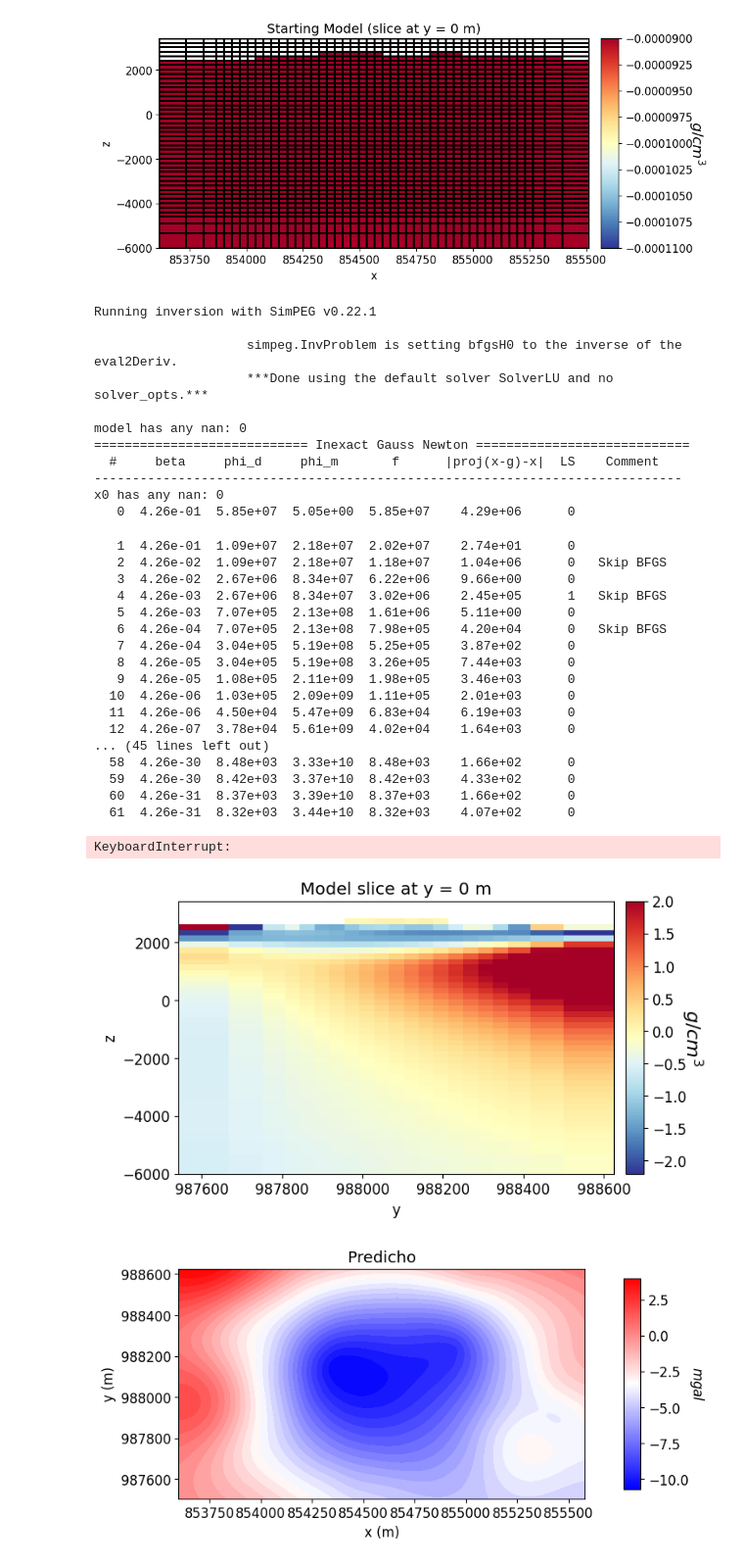
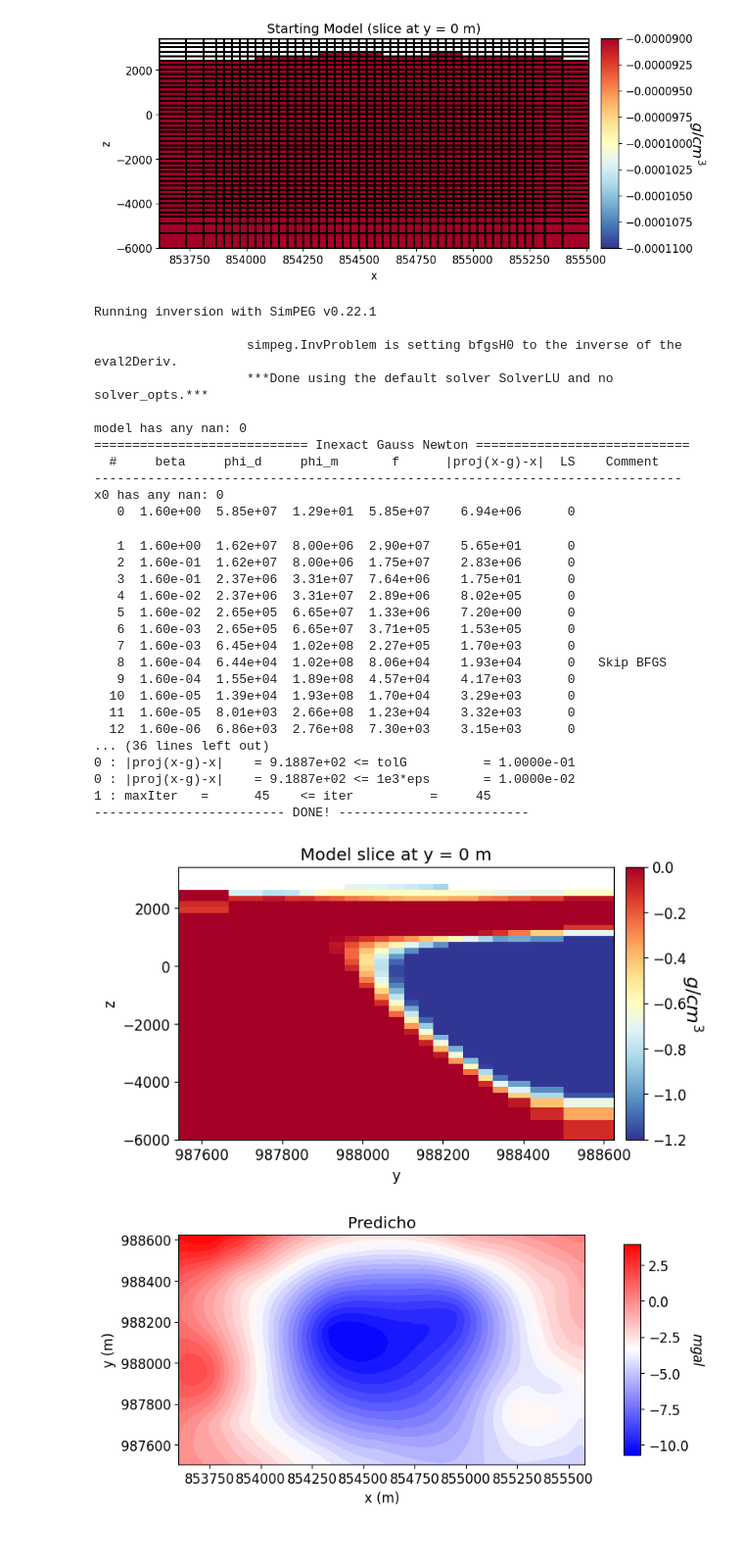
Before and after one commit to GabrielMoreno09/Proyecto_VCM_Modelamiento_Inversion, a Jupyter notebook: Inversion_WLS_dato_real_001_VCM.ipynb, the cells around one changed output. Shown at 98% size. Cells and saved outputs as stored; diff of their text form; code cells hidden in the pictures.

```diff
--- a/Inversion_WLS_dato_real_001_VCM.ipynb
+++ b/Inversion_WLS_dato_real_001_VCM.ipynb
@@ -83,7 +83,7 @@ dir_path = os.path.join("Inversion_Datos_Andes", "")  # Ruta a la carpeta descom
 
 # Nombres de los archivos con rutas completas
 topo_filename = os.path.join(dir_path, "Topo_80k_puntos_Andes.txt")
-data_filename = os.path.join(dir_path, "Dato_obs_20k_puntos_Andes_Sup.txt")
+data_filename = os.path.join(dir_path, "Dato_obs_20k_puntos_Andes_Inf.txt")
 
 # Verificación de los archivos
 if os.path.exists(topo_filename):
@@ -329,7 +347,7 @@ simulation_L2 = gravity.simulation.Simulation3DIntegral(
 # Dentro del desajuste de datos, el residuo entre los datos predichos y observados son
 # normalizados por la desviación estándar de los datos.
 dmis_L2 = data_misfit.L2DataMisfit(data=data_object, simulation=simulation_L2)
-dmis_L2.W = utils.sdiag(1 / uncertainties)
+# dmis_L2.W = utils.sdiag(1 / uncertainties)
 
 
 
@@ -341,7 +359,7 @@ reg_L2 = regularization.WeightedLeastSquares(
     mapping=tensor_model_map,
     length_scale_x=1.0,
     length_scale_y=1.0,
-    length_scale_z=10.0,
+    length_scale_z=1.0,
     reference_model=reference_tensor_model,
     reference_model_in_smooth=True,
 )
@@ -365,15 +383,15 @@ reg_L2 = regularization.WeightedLeastSquares(
 # Definir cómo se resuelve el problema de optimización. Aquí vamos a utilizar un enfoque
 # Gauss-Newton proyectado que emplea el solucionador de gradiente conjugado.
 opt_L2 = optimization.InexactGaussNewton(
-           maxIter=85, maxIterLS=30, maxIterCG=30, tolCG=1e-3
+           maxIter=145, maxIterLS=30, maxIterCG=30, tolCG=1e-4
 )
 # opt_L2 = optimization.ProjectedGNCG(
-#     maxIter=60,
-#     lower=2.0,
-#     upper=-2.0,
+#     maxIter=40,
+#     lower=np.Inf,
+#     upper=0.0,
 #     maxIterLS=30,
 #     maxIterCG=50,
-#     tolCG=1e-3,
+#     tolCG=1e-4,
 # )
 # %%
 # Aquí definimos el problema inverso que hay que resolver
@@ -427,53 +445,52 @@ model has any nan: 0
   #     beta     phi_d     phi_m       f      |proj(x-g)-x|  LS    Comment
 -----------------------------------------------------------------------------
 x0 has any nan: 0
-   0  4.26e-01  5.85e+07  5.05e+00  5.85e+07    4.29e+06      0
+   0  1.60e+00  5.85e+07  1.29e+01  5.85e+07    6.94e+06      0
-   1  4.26e-01  1.09e+07  2.18e+07  2.02e+07    2.74e+01      0
-   2  4.26e-02  1.09e+07  2.18e+07  1.18e+07    1.04e+06      0   Skip BFGS
-   3  4.26e-02  2.67e+06  8.34e+07  6.22e+06    9.66e+00      0
-   4  4.26e-03  2.67e+06  8.34e+07  3.02e+06    2.45e+05      1   Skip BFGS
-   5  4.26e-03  7.07e+05  2.13e+08  1.61e+06    5.11e+00      0
-   6  4.26e-04  7.07e+05  2.13e+08  7.98e+05    4.20e+04      0   Skip BFGS
-   7  4.26e-04  3.04e+05  5.19e+08  5.25e+05    3.87e+02      0
-   8  4.26e-05  3.04e+05  5.19e+08  3.26e+05    7.44e+03      0
-   9  4.26e-05  1.08e+05  2.11e+09  1.98e+05    3.46e+03      0
-  10  4.26e-06  1.03e+05  2.09e+09  1.11e+05    2.01e+03      0
-  11  4.26e-06  4.50e+04  5.47e+09  6.83e+04    6.19e+03      0
-  12  4.26e-07  3.78e+04  5.61e+09  4.02e+04    1.64e+03      0
-... (45 lines left out)
-  58  4.26e-30  8.48e+03  3.33e+10  8.48e+03    1.66e+02      0
-  59  4.26e-30  8.42e+03  3.37e+10  8.42e+03    4.33e+02      0
-  60  4.26e-31  8.37e+03  3.39e+10  8.37e+03    1.66e+02      0
-  61  4.26e-31  8.32e+03  3.44e+10  8.32e+03    4.07e+02      0
+   1  1.60e+00  1.62e+07  8.00e+06  2.90e+07    5.65e+01      0
+   2  1.60e-01  1.62e+07  8.00e+06  1.75e+07    2.83e+06      0
+   3  1.60e-01  2.37e+06  3.31e+07  7.64e+06    1.75e+01      0
+   4  1.60e-02  2.37e+06  3.31e+07  2.89e+06    8.02e+05      0
+   5  1.60e-02  2.65e+05  6.65e+07  1.33e+06    7.20e+00      0
+   6  1.60e-03  2.65e+05  6.65e+07  3.71e+05    1.53e+05      0
+   7  1.60e-03  6.45e+04  1.02e+08  2.27e+05    1.70e+03      0
+   8  1.60e-04  6.44e+04  1.02e+08  8.06e+04    1.93e+04      0   Skip BFGS
+   9  1.60e-04  1.55e+04  1.89e+08  4.57e+04    4.17e+03      0
+  10  1.60e-05  1.39e+04  1.93e+08  1.70e+04    3.29e+03      0
+  11  1.60e-05  8.01e+03  2.66e+08  1.23e+04    3.32e+03      0
+  12  1.60e-06  6.86e+03  2.76e+08  7.30e+03    3.15e+03      0
+... (36 lines left out)
+0 : |proj(x-g)-x|    = 9.1887e+02 <= tolG          = 1.0000e-01
+0 : |proj(x-g)-x|    = 9.1887e+02 <= 1e3*eps       = 1.0000e-02
+1 : maxIter   =      45    <= iter          =     45
+------------------------- DONE! -------------------------
-KeyboardInterrupt:
 # %%
 # Plot Recovered Model
 fig = plt.figure(figsize=(7, 4))
 ax1 = fig.add_axes([0.1, 0.1, 0.73, 0.8])
 
 
-# norm = mpl.colors.Normalize(
-#     vmin=-np.max(np.abs(recovered_tensor_model)), vmax=-np.min(np.abs(recovered_tensor_model))
-#     )
+norm = mpl.colors.Normalize(
+    vmin=-np.max(np.abs(recovered_tensor_model)), vmax=-np.min(np.abs(recovered_tensor_model))
+    )
 
-norm = mpl.colors.Normalize(vmin=-2.2, vmax=2.0)
+norm = mpl.colors.Normalize(vmin=-1.2, vmax=0.0)
 
 mesh.plot_slice(
-    tensor_plotting_map * recovered_tensor_model,
+    tensor_plotting_map * -recovered_tensor_model,
     normal="x",
     ax=ax1,
     ind=int(mesh.shape_cells[0] / 2),
     grid=False,
     pcolor_opts={"cmap": mpl.cm.RdYlBu_r, "norm": norm},
 )
 ax1.set_title("Model slice at y = 0 m")
 
 ax2 = fig.add_axes([0.85, 0.1, 0.03, 0.8])
 cbar = mpl.colorbar.ColorbarBase(
     ax2, norm=norm, orientation="vertical", cmap=mpl.cm.RdYlBu_r
 )
 cbar.set_label("$g/cm^3$", rotation=270, labelpad=15, size=16)
 
 plt.show()
 # %% [output]
-[figure, old version]
+[figure, new version]
```
Also changed, not shown: parts of 21 cells of this notebook, 3 other files.
